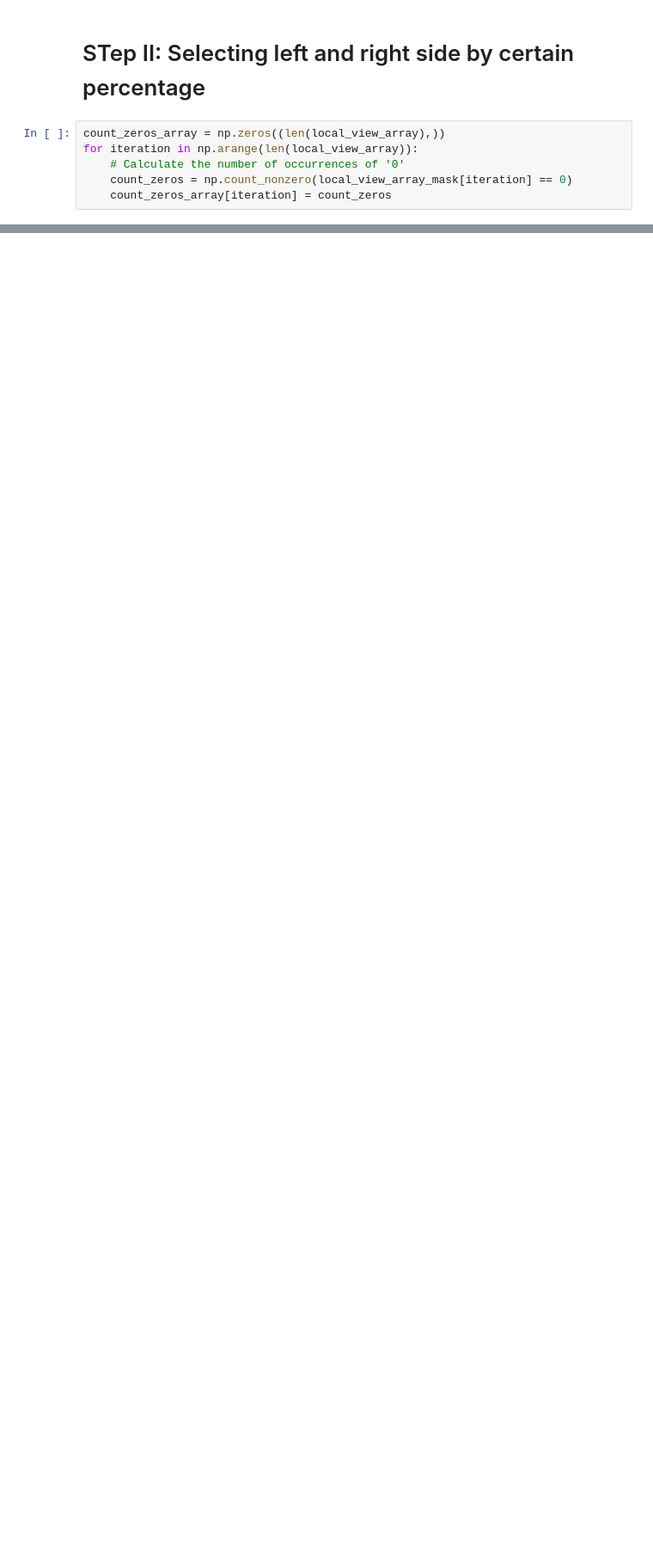
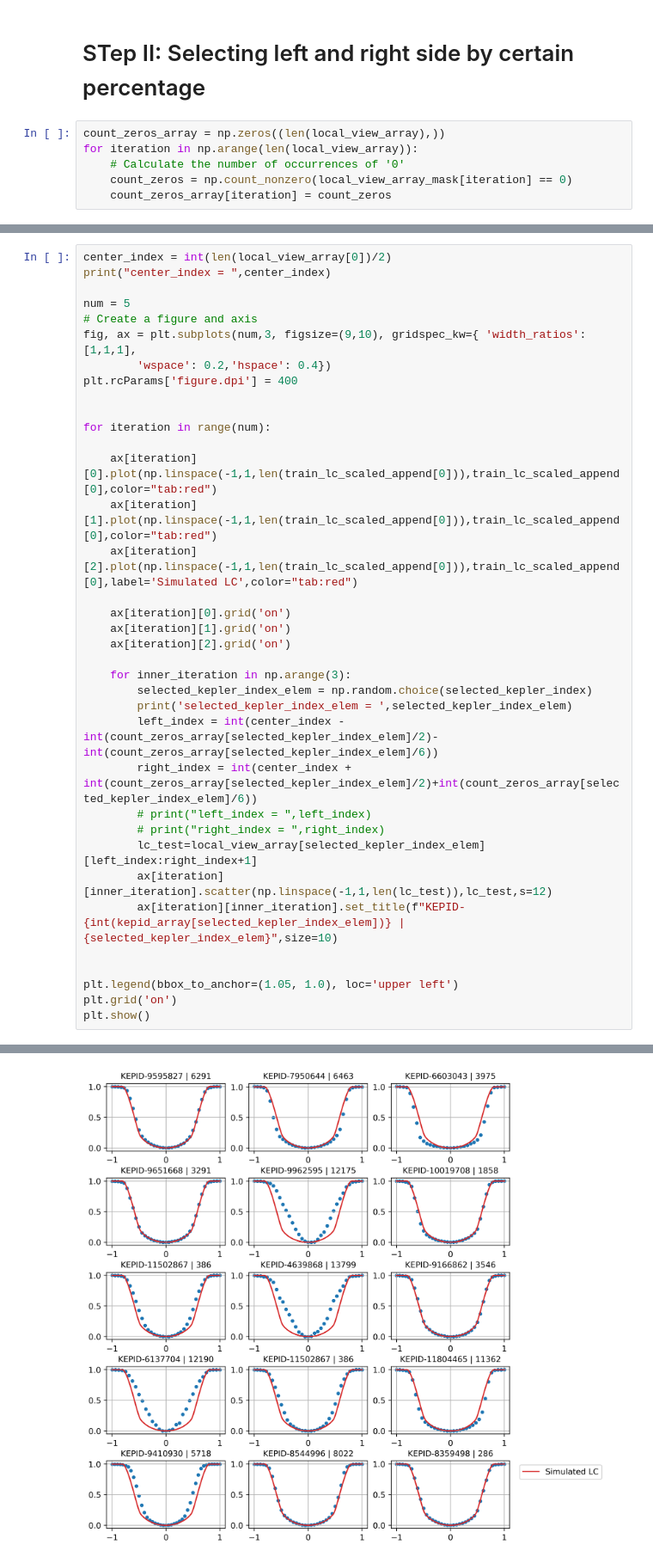
Before and after one commit to abrahammathews2000/mega, a Jupyter notebook: ml_training/overlap_lightcurves_simul_kepler_2.ipynb, the cells around one changed output, grey strips where cells are left out. Shown at 86% size. Cells and saved outputs as stored; diff of their text form; blank space fills up the shorter version.

```diff
--- a/ml_training/overlap_lightcurves_simul_kepler_2.ipynb
+++ b/ml_training/overlap_lightcurves_simul_kepler_2.ipynb
@@ -488,0 +498,37 @@ center_index =  100
+# %%
+center_index = int(len(local_view_array[0])/2)
+print("center_index = ",center_index)
+
+num = 5
+# Create a figure and axis
+fig, ax = plt.subplots(num,3, figsize=(9,10), gridspec_kw={ 'width_ratios': [1,1,1],
+        'wspace': 0.2,'hspace': 0.4})
+plt.rcParams['figure.dpi'] = 400
+
+
+for iteration in range(num):
+
+    ax[iteration][0].plot(np.linspace(-1,1,len(train_lc_scaled_append[0])),train_lc_scaled_append[0],color="tab:red")
+    ax[iteration][1].plot(np.linspace(-1,1,len(train_lc_scaled_append[0])),train_lc_scaled_append[0],color="tab:red")
+    ax[iteration][2].plot(np.linspace(-1,1,len(train_lc_scaled_append[0])),train_lc_scaled_append[0],label='Simulated LC',color="tab:red")
+
+    ax[iteration][0].grid('on')
+    ax[iteration][1].grid('on')
+    ax[iteration][2].grid('on')
+
+    for inner_iteration in np.arange(3):
+        selected_kepler_index_elem = np.random.choice(selected_kepler_index)
+        print('selected_kepler_index_elem = ',selected_kepler_index_elem)
+        left_index = int(center_index - int(count_zeros_array[selected_kepler_index_elem]/2)-int(count_zeros_array[selected_kepler_index_elem]/6))
+        right_index = int(center_index + int(count_zeros_array[selected_kepler_index_elem]/2)+int(count_zeros_array[selected_kepler_index_elem]/6))
+        # print("left_index = ",left_index)
+        # print("right_index = ",right_index)
+        lc_test=local_view_array[selected_kepler_index_elem][left_index:right_index+1]
+        ax[iteration][inner_iteration].scatter(np.linspace(-1,1,len(lc_test)),lc_test,s=12)
+        ax[iteration][inner_iteration].set_title(f"KEPID-{int(kepid_array[selected_kepler_index_elem])} | {selected_kepler_index_elem}",size=10)
+
+
+plt.legend(bbox_to_anchor=(1.05, 1.0), loc='upper left')
+plt.grid('on')
+plt.show()
+# %% [output]
@@ -488,0 +551 @@ center_index =  100
+[figure, added]
```
Also changed, not shown: parts of 14 cells of this notebook.
